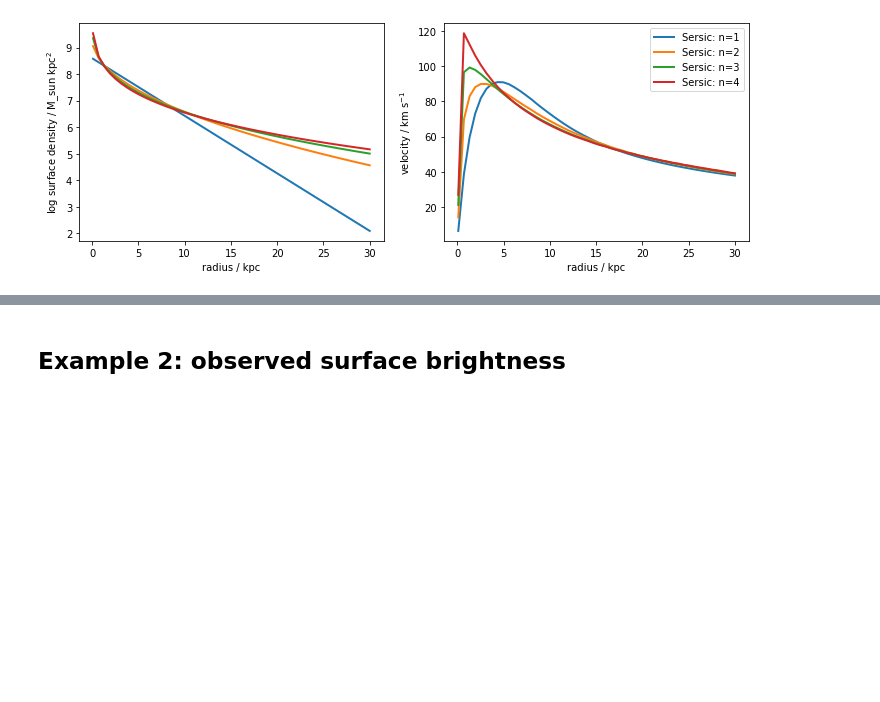
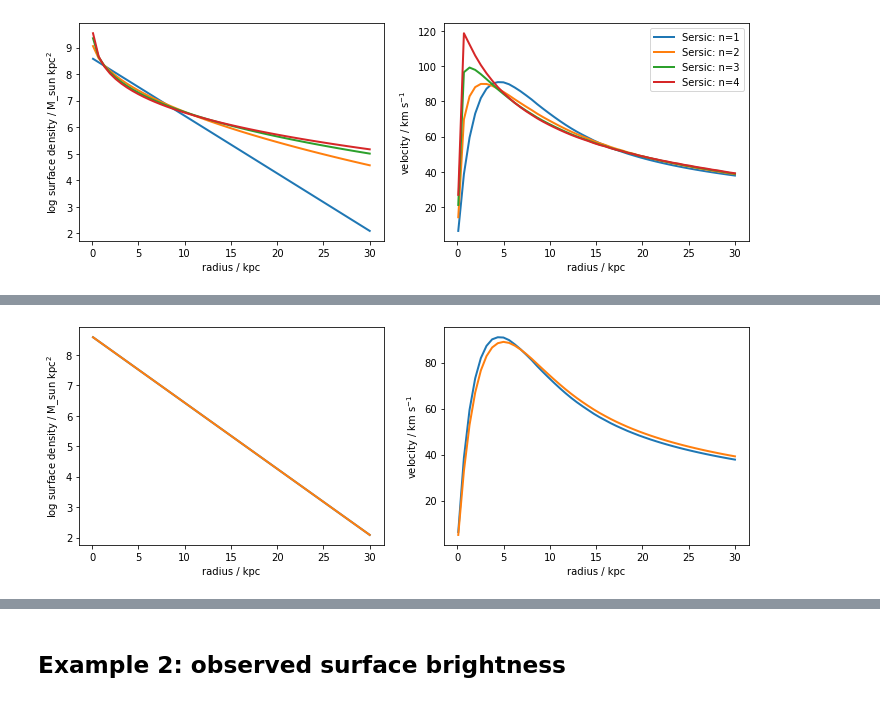
Before and after one commit to lposti/vcdisk, a Jupyter notebook: docs/source/notebooks/usage.ipynb, the cells around one changed output, grey strips where cells are left out. Saved outputs shown, nothing was run; the diff lists cells and outputs as text; code cells hidden in the pictures; blank space fills up the shorter version.

```diff
--- a/docs/source/notebooks/usage.ipynb
+++ b/docs/source/notebooks/usage.ipynb
@@ -98,0 +119,7 @@ plot_sb_vdisk(ax, r, sb_sers_n4, vcdisk(r, sb_sers_n4), label='Sersic: n=4')
+# %%
+fig,ax = plt.subplots(figsize=(12,4), ncols=2)
+
+plot_sb_vdisk(ax, r, sb_exp, vdisk)
+plot_sb_vdisk(ax, r, sb_exp, vcdisk(r, sb_exp, rhoz=rhoz_gauss, rhoz_args={'m':0.0, 'std':0.8}))
+# %% [output]
+[figure, added]
```
Also changed, not shown: parts of 7 cells of this notebook, 1 other file.
